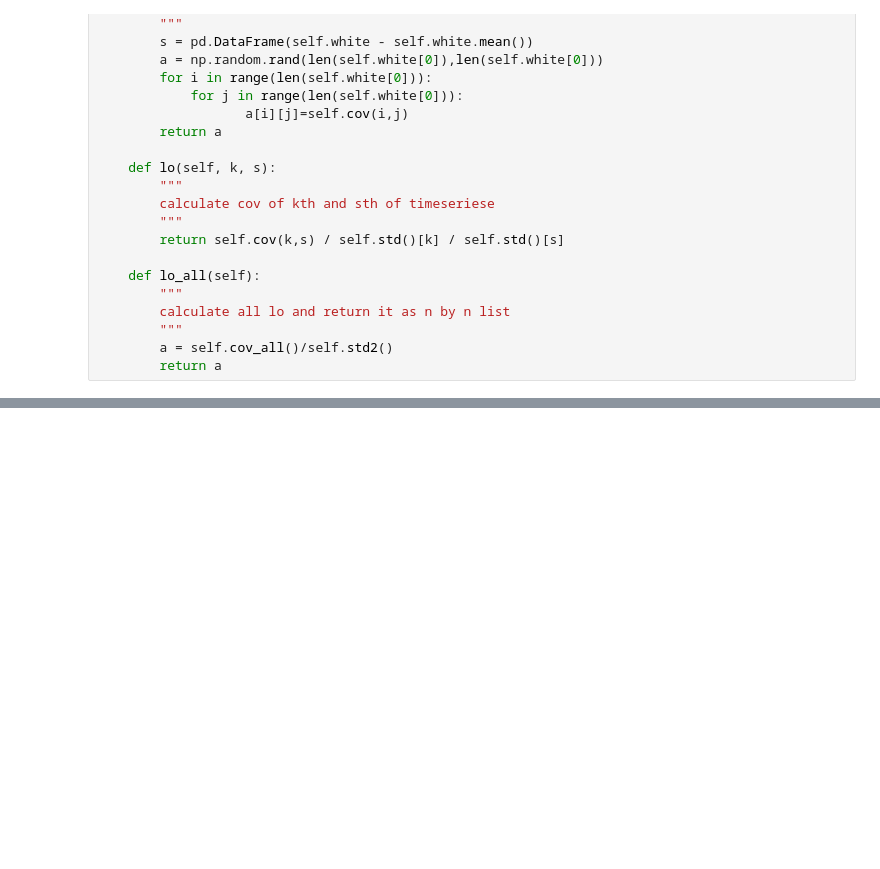
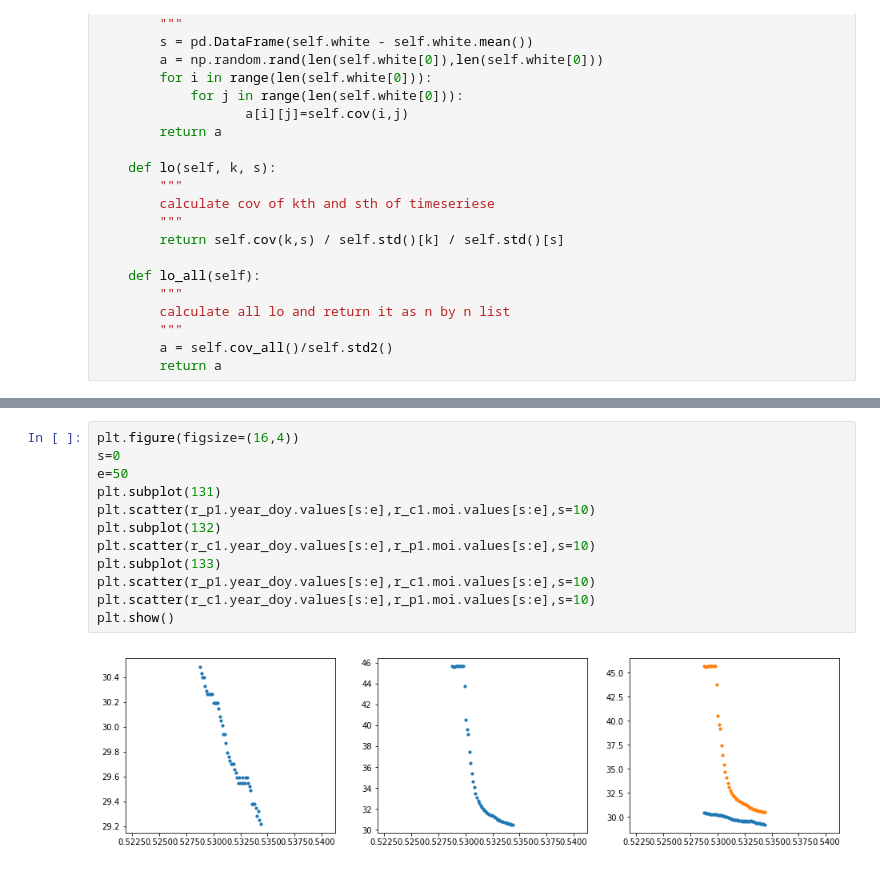
Before and after one commit to rosedaystory/gaussian-white-noise, a Jupyter notebook: gaussian_white_noise.ipynb, the cells around one changed output, grey strips where cells are left out. Cells and saved outputs as stored; diff of their text form; blank space fills up the shorter version.

```diff
--- a/gaussian_white_noise.ipynb
+++ b/gaussian_white_noise.ipynb
@@ -153,0 +202,14 @@ plt.show()
+# %%
+plt.figure(figsize=(16,4))
+s=0
+e=50
+plt.subplot(131)
+plt.scatter(r_p1.year_doy.values[s:e],r_c1.moi.values[s:e],s=10)
+plt.subplot(132)
+plt.scatter(r_c1.year_doy.values[s:e],r_p1.moi.values[s:e],s=10)
+plt.subplot(133)
+plt.scatter(r_p1.year_doy.values[s:e],r_c1.moi.values[s:e],s=10)
+plt.scatter(r_c1.year_doy.values[s:e],r_p1.moi.values[s:e],s=10)
+plt.show()
+# %% [output]
+[figure, added]
```
Also changed, not shown: parts of 16 cells of this notebook.
